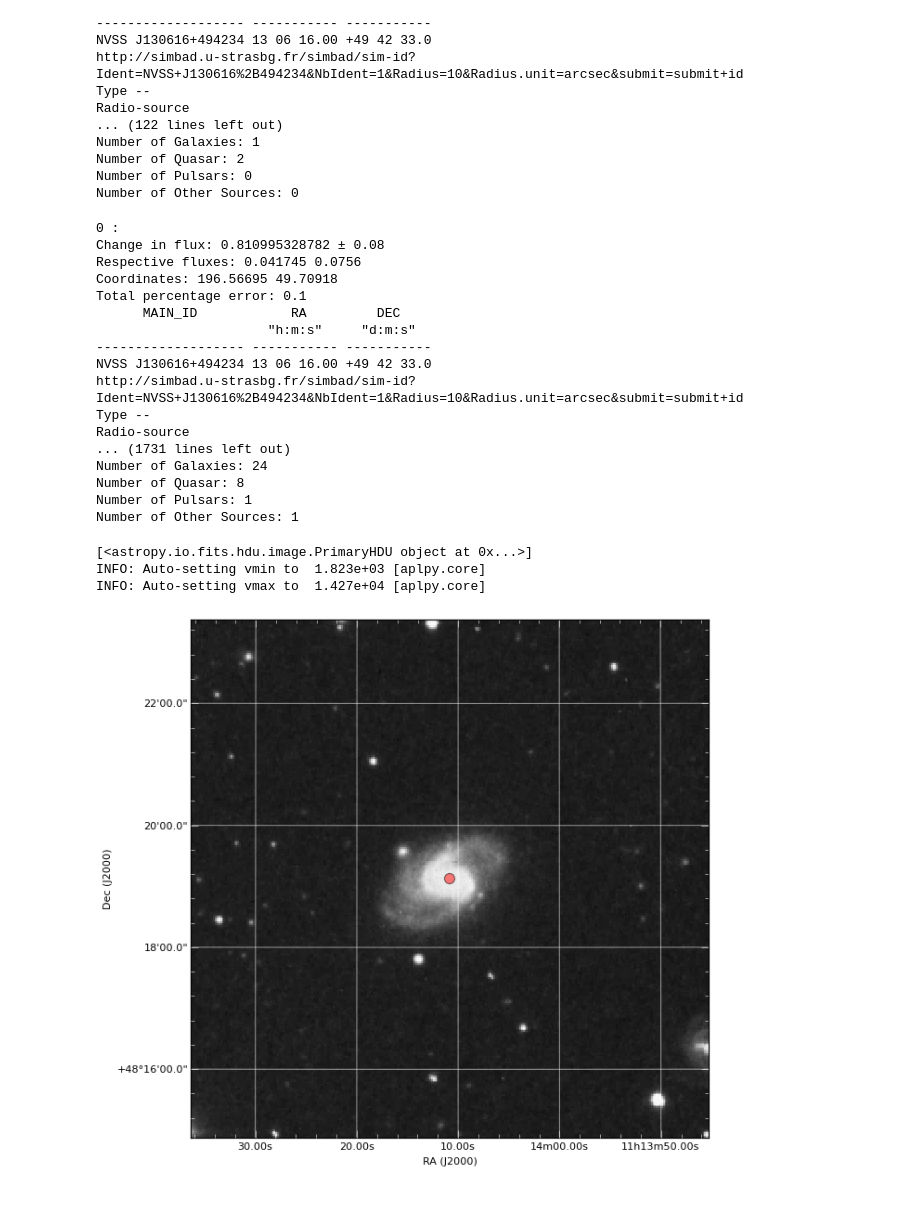
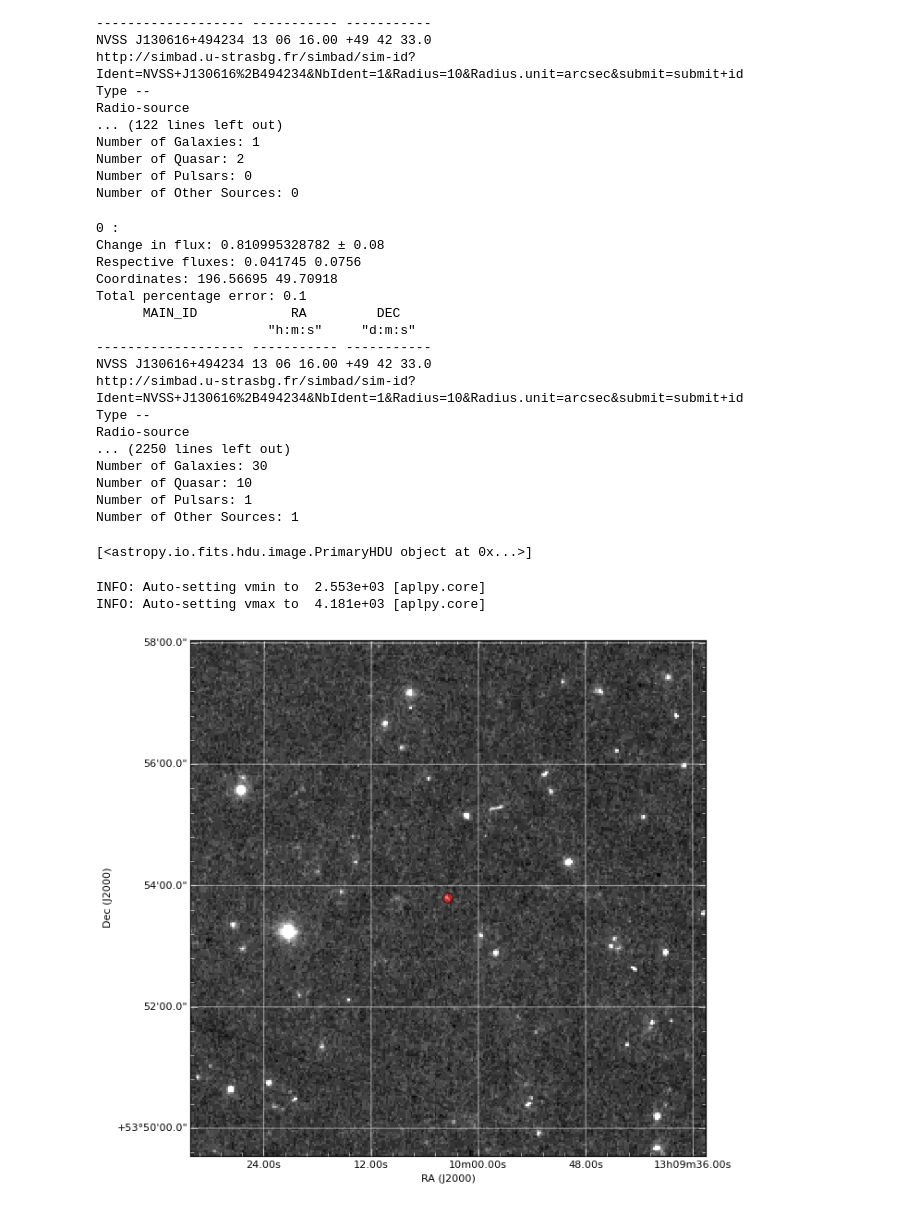
Before and after one commit to niallb96/lofar, a Jupyter notebook: LOTSS_VS_TGSS.ipynb, the cells around one changed output. Saved outputs shown, nothing was run; the diff lists cells and outputs as text; code cells hidden in the pictures.

```diff
--- a/LOTSS_VS_TGSS.ipynb
+++ b/LOTSS_VS_TGSS.ipynb
@@ -204,10 +205,11 @@ Fractional_Diff_list=[]
 
 while n<corr-1:
 
-    #Calculates nth fractional change
+    #Calculates nth ratio of luminosities
     Fractional_Diff=(abs(Lum_First_Relevant[n]-Lum_Second_Relevant[n]))/Lum_First_Relevant[n]
-    #Creates an array of fractional changes
+    #Creates an array of ratios
     Fractional_Diff_list.append(Fractional_Diff)
+    Lum_Ratio_List.append(Lum_Ratio)
     n=n+1
 
 #When loop is finished it will have found the biggest change in the list
@@ -256,10 +260,11 @@ def round_to_1(x):
 #Number of sources with largest changes in flux you want:
 size=10
 #Radius you want simbad to loop at:
-sim_rad='10' #in arcseconds
+sim_rad='50' #in arcseconds
 
-#Create a list of the largest fractional changes in flux:
+#Create a list of the largest changes in flux:
 Largest_Fractional_Diffs=sorted(Fractional_Diff_list,reverse=True)
+
 
 #Creat new lists:
 Big_Change_indexes=[]
@@ -310,6 +315,7 @@ while m<size:
         print "Respective fluxes:",Lum_First_Relevant[ind],Lum_Second_Relevant[ind]
         print "Coordinates:",RA_First_Relevant[ind],DE_First_Relevant[ind]
         print "Total percentage error:",round_to_1(total_percentage_error)
+        print Lum_Second_Relevant[ind]/Lum_First_Relevant[ind]
 
         #If no source is found on Simbad then..
         if not Simbad_table:
@@ -642,7 +817,7 @@ Number of Other Sources: 0
 #FOURTH VARIATION
 
 #Number of sources with largest changes in flux you want:
-size=100
+size=130
 #Radius you want simbad to loop at:
 sim_rad='10' #in arcseconds
 
@@ -767,8 +942,8 @@ NVSS J130616+494234 13 06 16.00 +49 42 33.0
 http://simbad.u-strasbg.fr/simbad/sim-id?Ident=NVSS+J130616%2B494234&NbIdent=1&Radius=10&Radius.unit=arcsec&submit=submit+id
 Type --
 Radio-source
-... (1731 lines left out)
-Number of Galaxies: 24
-Number of Quasar: 8
+... (2250 lines left out)
+Number of Galaxies: 30
+Number of Quasar: 10
 Number of Pulsars: 1
 Number of Other Sources: 1
@@ -775,30 +1052,30 @@ Number of Other Sources: 1
 # %%
 #This displays image of a correlated source
 
 #Which source to show:
-x=12
+x=2
 
 #Coordinates of this star:
 pos=coord.SkyCoord(Big_Change_RAs[x]*u.deg, Big_Change_DEs[x]*u.deg)
 ra=np.array([Big_Change_RAs[x]])
 de=np.array([Big_Change_DEs[x]])
 #Find image from DSS:
 images = SkyView.get_images(pos,survey=['DSS'])
 print images[0]
 
 CV = aplpy.FITSFigure(images[0])
 
 
 #Gives in grid and makes it grayscale (can also be made colorscale)
 CV.show_grayscale()
 CV.add_grid()
 
 #This plots a circle where the relevant source should be
 x_pix, y_pix = CV.world2pixel(ra,de)
 plt.scatter(x_pix, y_pix, s=100, c='red', alpha=.5)
 plt.show()
 # %% [output]
 [<astropy.io.fits.hdu.image.PrimaryHDU object at 0x...>]
-INFO: Auto-setting vmin to  1.823e+03 [aplpy.core]
-INFO: Auto-setting vmax to  1.427e+04 [aplpy.core]
+INFO: Auto-setting vmin to  2.553e+03 [aplpy.core]
+INFO: Auto-setting vmax to  4.181e+03 [aplpy.core]
-[figure, old version]
+[figure, new version]
```
Also changed, not shown: parts of 7 cells of this notebook, 3 other files.
